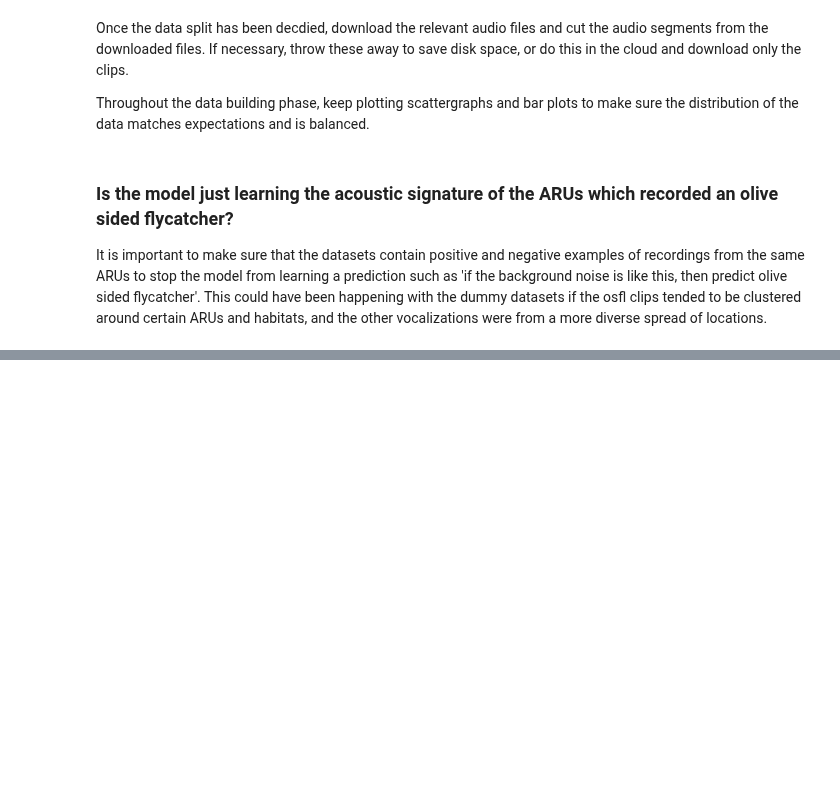
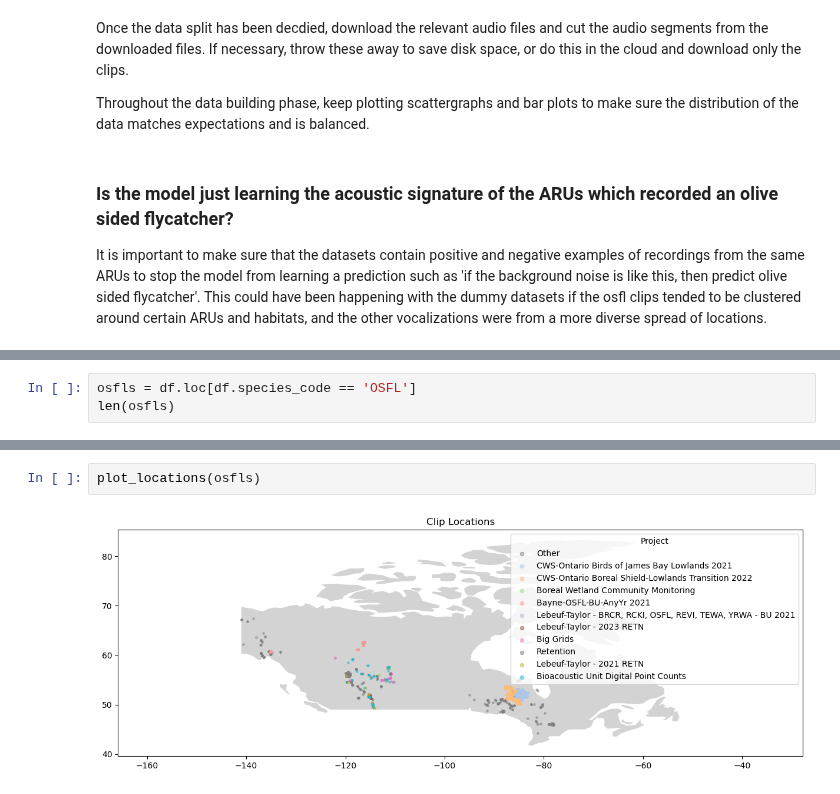
Before and after one commit to Mgallimore88/osfl_cnn_recognizer, a Jupyter notebook: notebooks/exploratory_nbs/1.10-mjg-osfl-dataset-construction.ipynb, the cells around one changed output, grey strips where cells are left out. Cells and saved outputs as stored; diff of their text form; blank space fills up the shorter version.

```diff
--- a/notebooks/exploratory_nbs/1.10-mjg-osfl-dataset-construction.ipynb
+++ b/notebooks/exploratory_nbs/1.10-mjg-osfl-dataset-construction.ipynb
@@ -59,0 +203,3 @@ It is important to make sure that the datasets contain positive and negative exa
+# %%
+osfls = df.loc[df.species_code == 'OSFL']
+len(osfls)
@@ -59,0 +216,4 @@ It is important to make sure that the datasets contain positive and negative exa
+# %%
+plot_locations(osfls)
+# %% [output]
+[figure, added]
```
Also changed, not shown: parts of 26 cells of this notebook, 2 other files.
